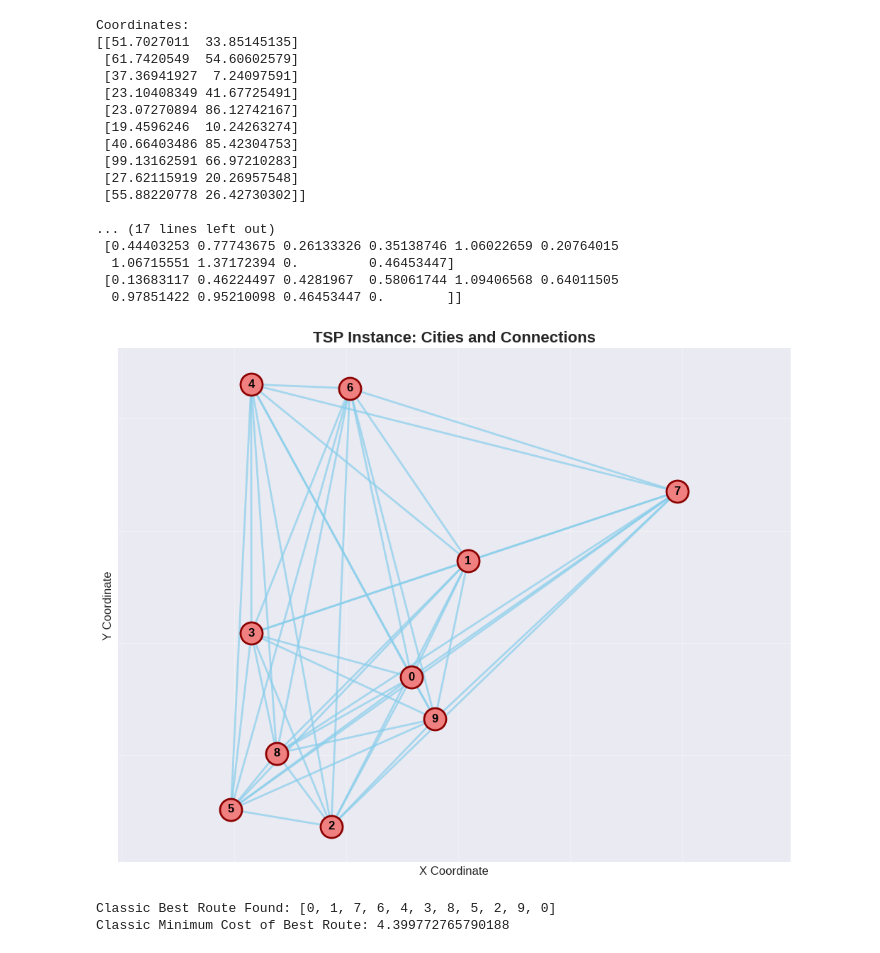
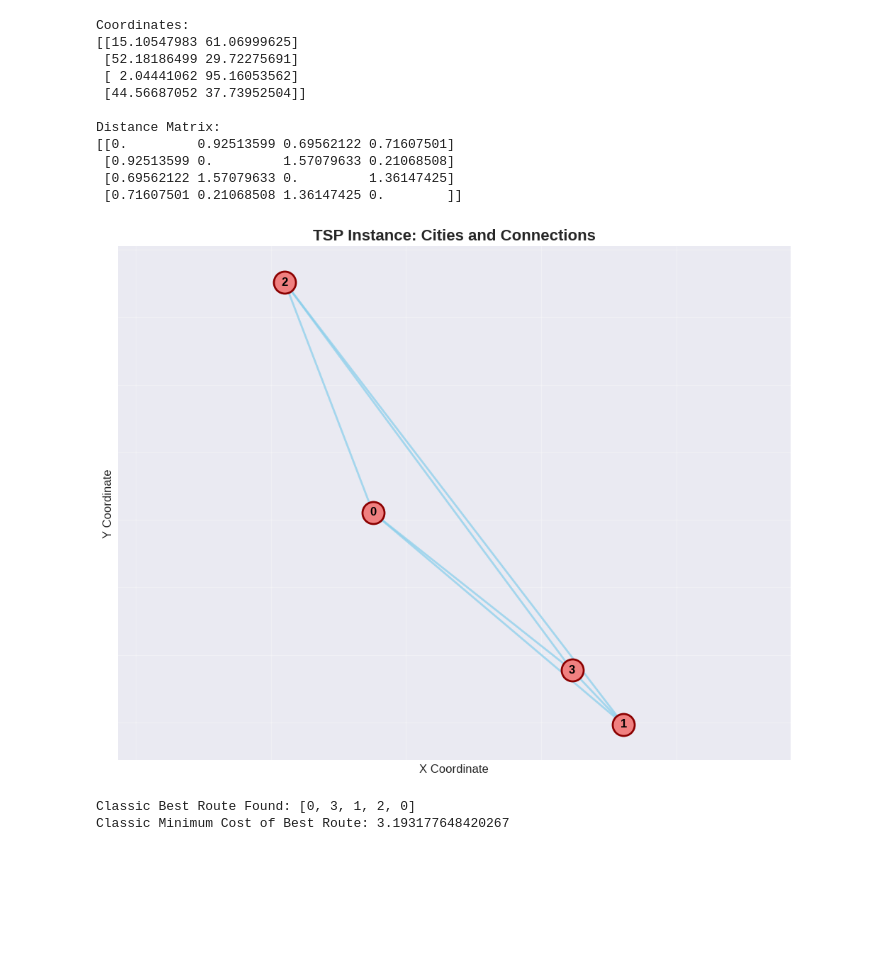
Before and after one commit to QubiTO-team/single-qubit-TSP, a Jupyter notebook: brute_force_symmetric.ipynb, the cells around one changed output. Cells and saved outputs as stored; diff of their text form; code cells hidden in the pictures; blank space fills up the shorter version.

```diff
--- a/brute_force_symmetric.ipynb
+++ b/brute_force_symmetric.ipynb
@@ -6,34 +6,28 @@ sys.path.append('./src')
 # %%
 from tsp import TSPInstance
 
-n_cities = 10  # Change this to the desired number of cities
+n_cities = 4  # Change this to the desired number of cities
 tsp_instance = TSPInstance(n_cities)
 print("Coordinates:")
 print(tsp_instance.coords)
 print("\nDistance Matrix:")
 print(tsp_instance.dist_matrix)
 
 # Plot the instance
 tsp_instance.plot_tsp_instance()
 # %% [output]
 Coordinates:
-[[51.7027011  33.85145135]
- [61.7420549  54.60602579]
- [37.36941927  7.24097591]
- [23.10408349 41.67725491]
- [23.07270894 86.12742167]
- [19.4596246  10.24263274]
- [40.66403486 85.42304753]
- [99.13162591 66.97210283]
- [27.62115919 20.26957548]
- [55.88220778 26.42730302]]
+[[15.10547983 61.06999625]
+ [52.18186499 29.72275691]
+ [ 2.04441062 95.16053562]
+ [44.56687052 37.73952504]]
 
-... (17 lines left out)
- [0.44403253 0.77743675 0.26133326 0.35138746 1.06022659 0.20764015
-  1.06715551 1.37172394 0.         0.46453447]
- [0.13683117 0.46224497 0.4281967  0.58061744 1.09406568 0.64011505
-  0.97851422 0.95210098 0.46453447 0.        ]]
+Distance Matrix:
+[[0.         0.92513599 0.69562122 0.71607501]
+ [0.92513599 0.         1.57079633 0.21068508]
+ [0.69562122 1.57079633 0.         1.36147425]
+ [0.71607501 0.21068508 1.36147425 0.        ]]
-[figure, old version]
+[figure, new version]
 # %%
 # Classic solution
 
@@ -41,8 +35,8 @@ classic_route, classic_cost = tsp_instance.solve()
 print("\nClassic Best Route Found:", classic_route)
 print("Classic Minimum Cost of Best Route:", classic_cost)
 # %% [output]
-Classic Best Route Found: [0, 1, 7, 6, 4, 3, 8, 5, 2, 9, 0]
-Classic Minimum Cost of Best Route: 4.399772765790188
+Classic Best Route Found: [0, 3, 1, 2, 0]
+Classic Minimum Cost of Best Route: 3.193177648420267
 # %%
 from bloch_sphere_encoding import BlochSphereEncoder
 
```
Also changed, not shown: parts of 12 cells of this notebook, 1 other file.
